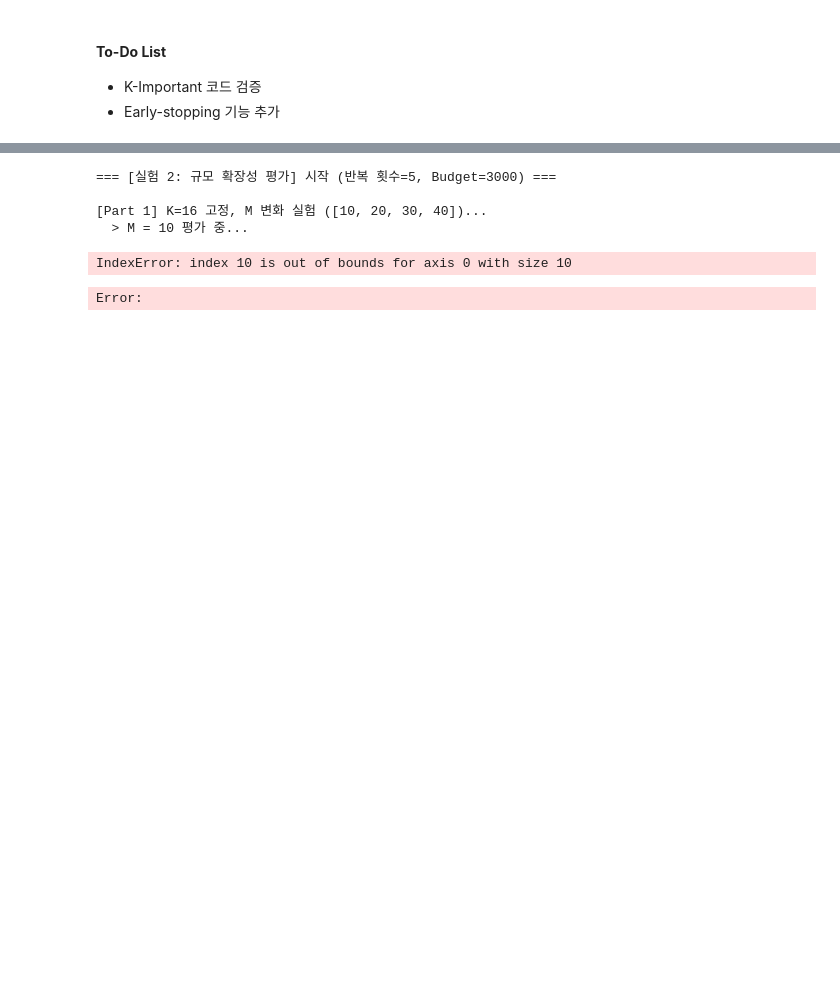
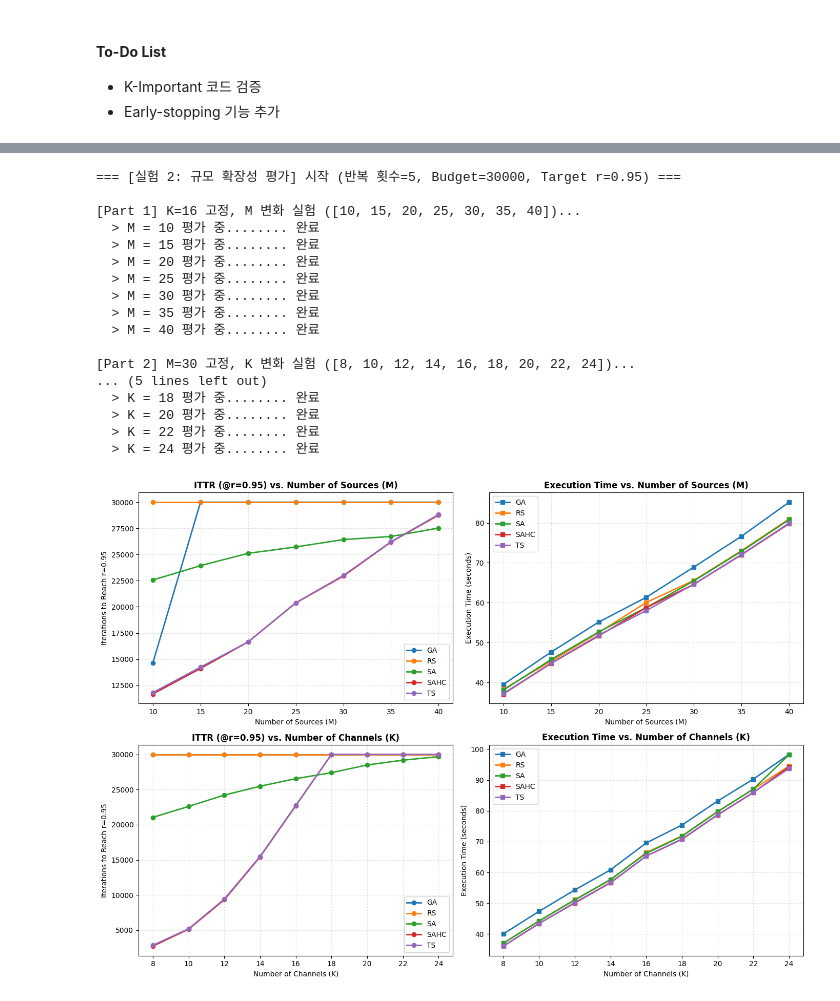
Before and after one commit to gurami85/time-series-channel-alignment, a Jupyter notebook: ts_channel_alignment.ipynb, the cells around one changed output, grey strips where cells are left out. Cells and saved outputs as stored; diff of their text form; code cells hidden in the pictures; blank space fills up the shorter version.

```diff
--- a/ts_channel_alignment.ipynb
+++ b/ts_channel_alignment.ipynb
@@ -1022,2 +982,24 @@ def run_experiment_2(algorithms, budget=5000, m_list=[10, 20, 30, 40], k_list=[8
 
     return df_m_scalability, df_k_scalability
+# %%
+# ==========================================
+# 공통 데이터 준비
+# ==========================================
+
+T = 1000            # 시계열 길이
+K = 16              # 채널 수 (경우의 수: 16! ≒ 20조 개)
+M = 30              # 소스 시계열 수 (센서 노드 또는 에이전트 수)
+noise_level = 0.5   # 가우시안 노이즈 강도 (SNR 조절용)
+np.random.seed(1)  # 실험 재현성을 위한 시드 고정
+
+Y, X, ground_truth = generate_virtual_data(T, K, M, noise_level=0.5)
+BUDGET = 30000 # 동일한 연산 예산 부여
+
+# 기존 알고리즘 등록
+algorithms = {
+    "RS": random_search,
+    "SAHC": sahc_search,
+    "SA": sa_search,
+    "GA": ga_search,
+    "TS": tabu_search
+}
@@ -1024,25 +1019,30 @@ def run_experiment_2(algorithms, budget=5000, m_list=[10, 20, 30, 40], k_list=[8
 # %%
-# 비교할 알고리즘 지정
-eval_algorithms = {
-    "RS": random_search,
-    "SAHC": sahc_search,
-    "SA": sa_search,
-    "GA": ga_search,
-    "TS": tabu_search
-}
-
 # 실험 2 실행
 df_m, df_k = run_experiment_2(
-    algorithms=eval_algorithms,
-    budget=3000,             # 예산 설정 (속도를 위해 조정 가능)
-    m_list=[10, 20, 30, 40], # M 범위
-    k_list=[8, 12, 16],      # K 범위
-    num_runs=5               # 반복 평균 횟수
+    Y,
+    X,
+    algorithms,
+    budget=BUDGET,
+    m_list=[10, 15, 20, 25, 30, 35, 40],            # M 범위 [10, 20, 30, 40]
+    k_list=[8, 10, 12, 14, 16, 18, 20, 22, 24],             # K 범위 [8, 12, 16]
+    num_runs=5              # 반복 평균 횟수: 5
 )
 # %% [output]
-=== [실험 2: 규모 확장성 평가] 시작 (반복 횟수=5, Budget=3000) ===
+=== [실험 2: 규모 확장성 평가] 시작 (반복 횟수=5, Budget=30000, Target r=0.95) ===
 
-[Part 1] K=16 고정, M 변화 실험 ([10, 20, 30, 40])...
-  > M = 10 평가 중...
+[Part 1] K=16 고정, M 변화 실험 ([10, 15, 20, 25, 30, 35, 40])...
+  > M = 10 평가 중........ 완료
+  > M = 15 평가 중........ 완료
+  > M = 20 평가 중........ 완료
+  > M = 25 평가 중........ 완료
+  > M = 30 평가 중........ 완료
+  > M = 35 평가 중........ 완료
+  > M = 40 평가 중........ 완료
+
+[Part 2] M=30 고정, K 변화 실험 ([8, 10, 12, 14, 16, 18, 20, 22, 24])...
+... (5 lines left out)
+  > K = 18 평가 중........ 완료
+  > K = 20 평가 중........ 완료
+  > K = 22 평가 중........ 완료
+  > K = 24 평가 중........ 완료
-IndexError: index 10 is out of bounds for axis 0 with size 10
-Error:
+[figure, added]
```
Also changed, not shown: parts of 13 cells of this notebook, 3 other files.
